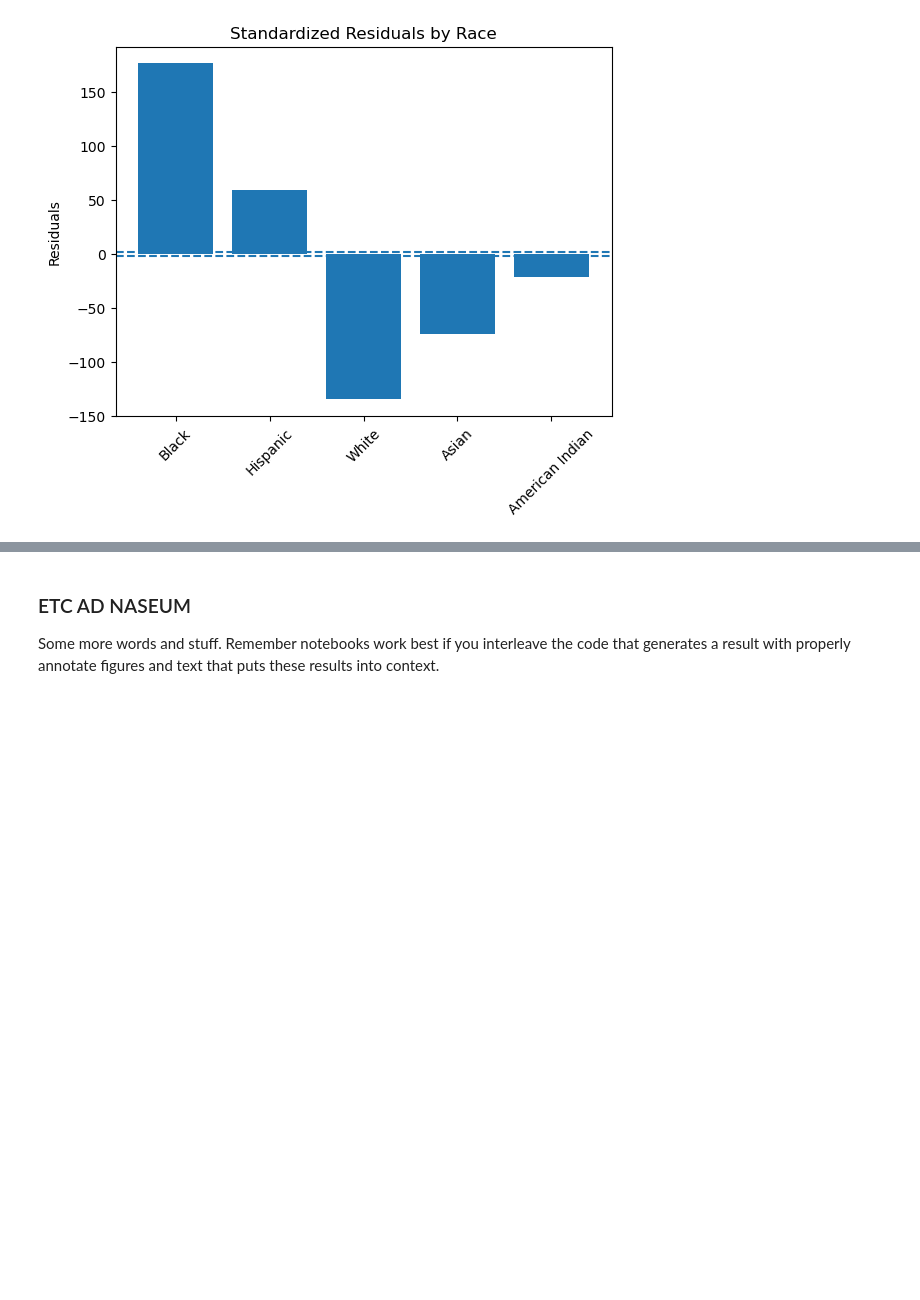
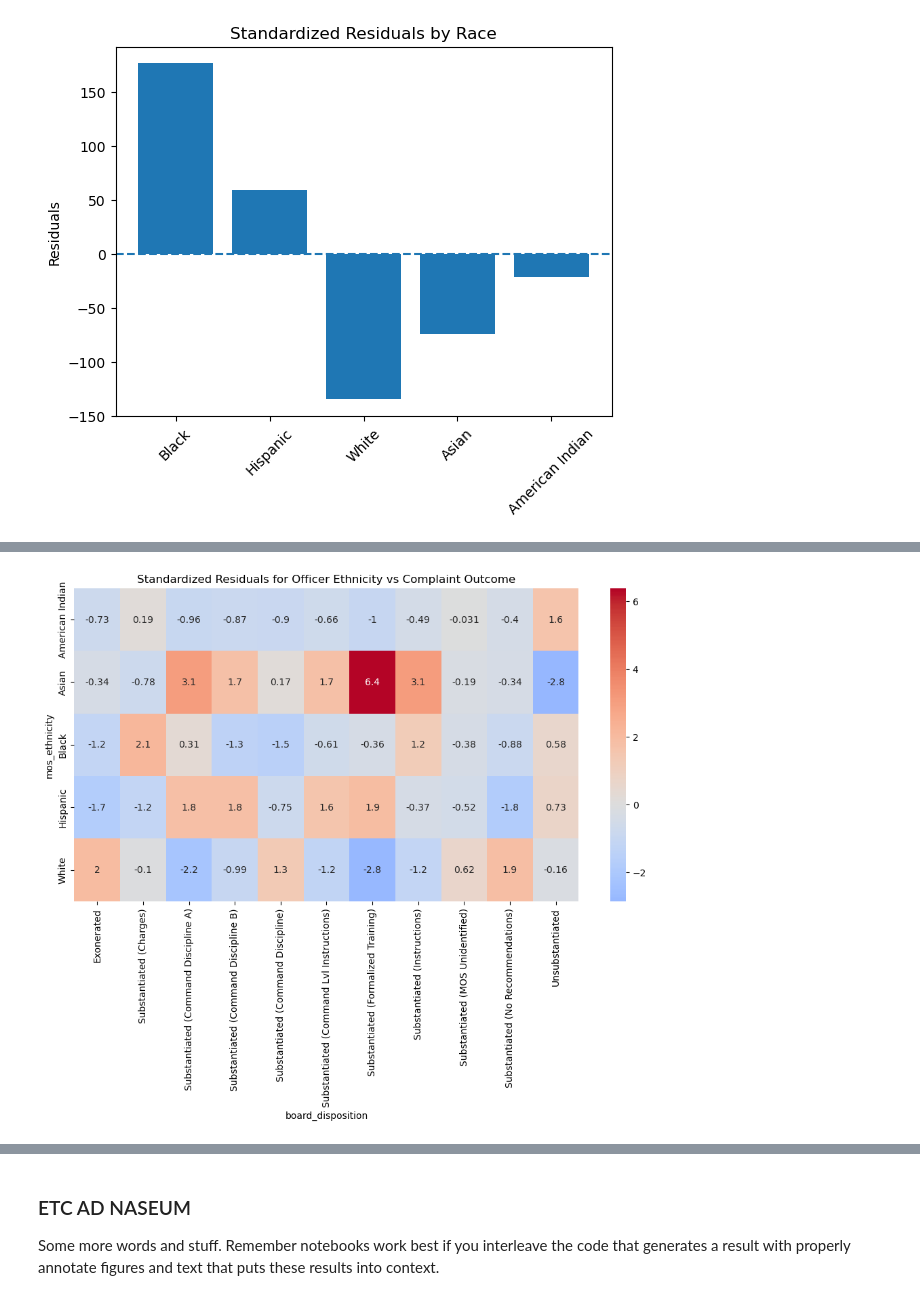
Before and after one commit to COGS108/Group017_WI26, a Jupyter notebook: 03-FinalProject.ipynb, the cells around one changed output, grey strips where cells are left out. Saved outputs shown, nothing was run; the diff lists cells and outputs as text; code cells hidden in the pictures; blank space fills up the shorter version.

```diff
--- a/03-FinalProject.ipynb
+++ b/03-FinalProject.ipynb
@@ -788,0 +813,12 @@ Some more words and stuff.  Remember notebooks work best if you interleave the c
+# %%
+expected = pd.DataFrame(expected, index=observed.index, columns=observed.columns)
+
+std_res =(observed-expected)/np.sqrt(expected)
+
+plt.figure(figsize=(12,6))
+
+sns.heatmap(std_res, annot=True, cmap="coolwarm", center=0)
+plt.title("Standardized Residuals for Officer Ethnicity vs Complaint Outcome")
+plt.show()
+# %% [output]
+[figure, added]
```
Also changed, not shown: parts of 15 cells of this notebook.
